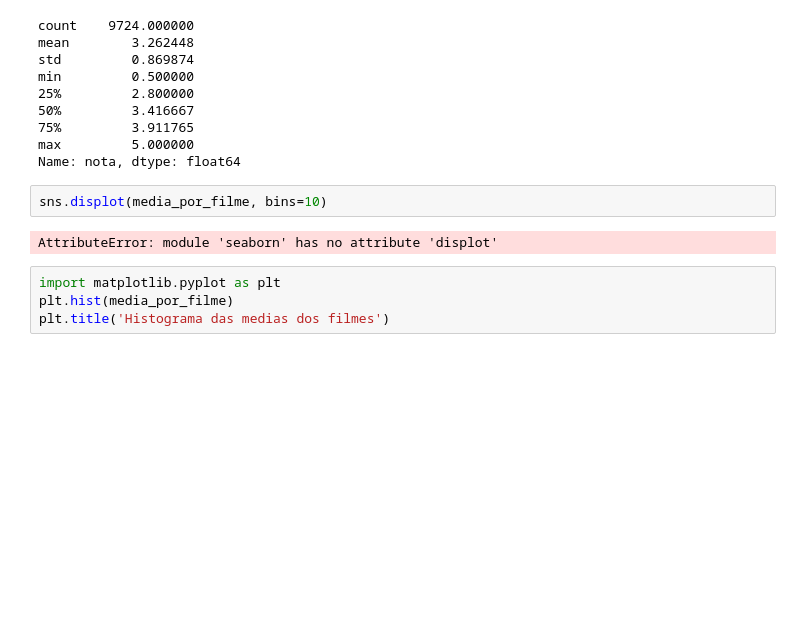
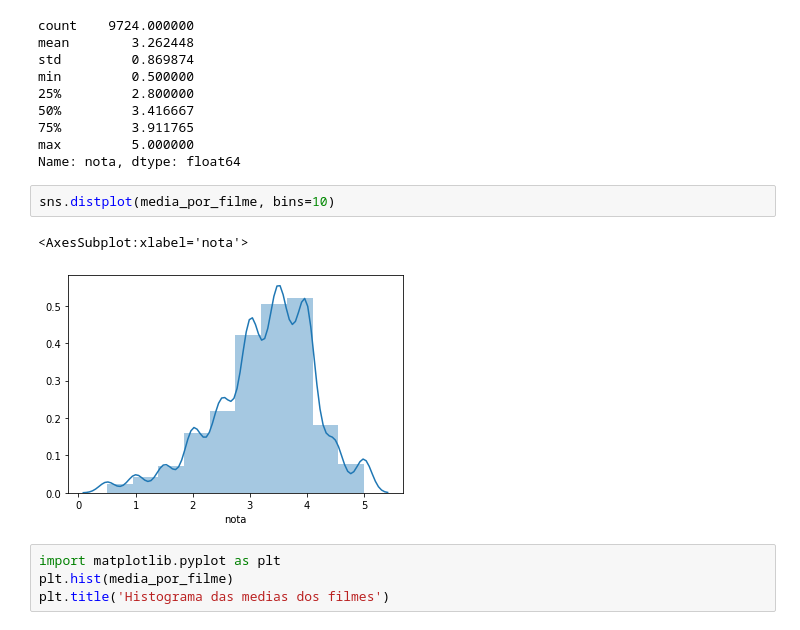
Before and after one commit to BrunaMello/Data-Science-Primeiros-Passos, a Jupyter notebook: Introducao a Data Science.ipynb, the cells around one changed output. Drawn from its saved outputs; the diff is of its cells as text; blank space fills up the shorter version.

Commit message:
06. Dados e Estatística
O que aprendemos nesta aula:
- Comparar a média de filmes;
- Juntar arrays com o np.append();
- O que é a dispersão de dados;
- Desvio padrão.

```diff
--- a/Introducao a Data Science.ipynb
+++ b/Introducao a Data Science.ipynb
@@ -124,9 +124,10 @@ min         0.500000
 max         5.000000
 Name: nota, dtype: float64
 # %%
-sns.displot(media_por_filme, bins=10)
+sns.distplot(media_por_filme, bins=10)
 # %% [output]
-AttributeError: module 'seaborn' has no attribute 'displot'
+<AxesSubplot:xlabel='nota'>
+[figure, added]
 # %%
 import matplotlib.pyplot as plt
 plt.hist(media_por_filme)
```
Also changed, not shown: parts of 12 cells of this notebook.
